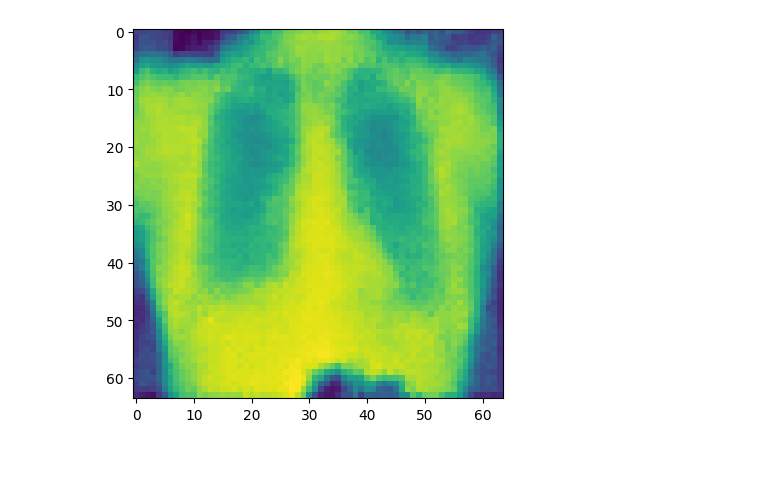
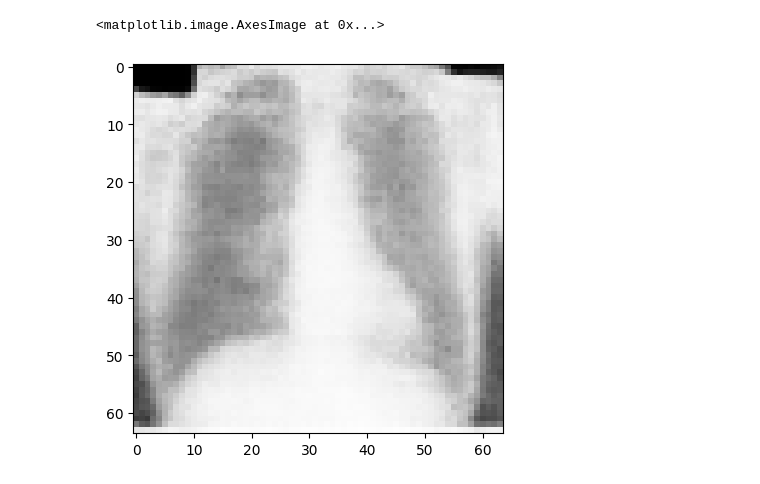
Before and after one commit to basujindal/GAN, a Jupyter notebook: test.ipynb, the cells around one changed output. Saved outputs shown, nothing was run; the diff lists cells and outputs as text; code cells hidden in the pictures.

```diff
--- a/test.ipynb
+++ b/test.ipynb
@@ -45,12 +38,12 @@ img.shape
 # %%
-im = Image.fromarray(img[:,:,1][2:66, 2:66])
-im.show()
+from matplotlib.pyplot import imshow
+
+im = Image.fromarray(img[:,:,0][2:66, 2:66]*255)
+%matplotlib inline
+imshow(im)
+# %% [output]
+<matplotlib.image.AxesImage at 0x...>
+[figure, added]
-# %%
-img = mpimg.imread("/root/training_result_images/img_generatori_iter_7455.png")
-imgplot = plt.imshow(img[:,:,0][2:66, 2:66])
-plt.show()
-# %% [output]
-[figure, removed]
 # %%
 # We can use an image folder dataset the way we have it setup.
 # Create the dataset
```
Also changed, not shown: parts of 4 cells of this notebook, 2 other files.
